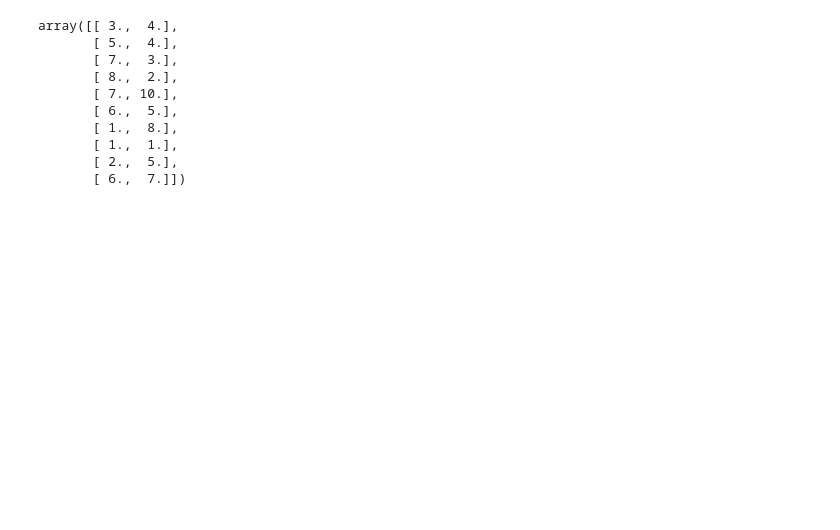
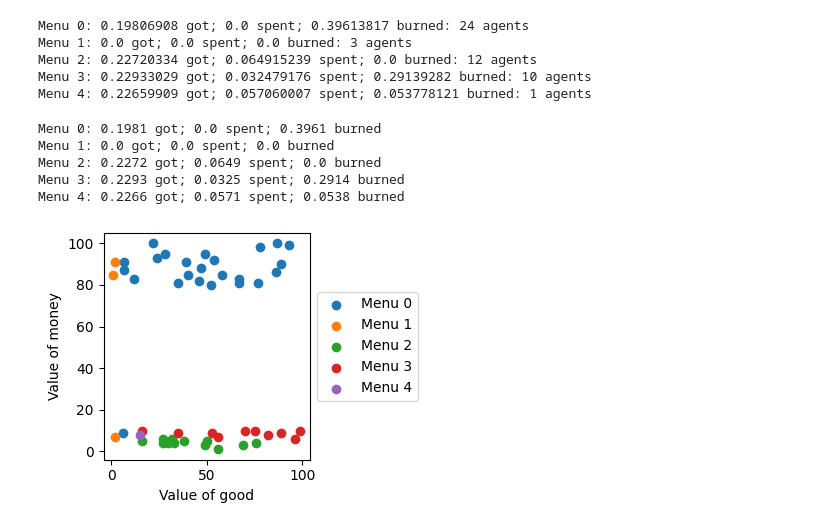
Before and after one commit to benjaminhwittenbrink/cs360, a Jupyter notebook: lp.ipynb, the cells around one changed output. Cells and saved outputs as stored; diff of their text form; code cells hidden in the pictures; blank space fills up the shorter version.

Commit message:
plot menus

```diff
--- a/lp.ipynb
+++ b/lp.ipynb
@@ -23,5 +37,7 @@ array([[ 3.,  4.],
 # %%
-M = 7
+M = 10
+#alpha = np.mean(agents[:, 1])
+alpha = 0
 # %%
 prob = pulp.LpProblem("Welfare_Maximization", pulp.LpMaximize)
 # %%
@@ -71,5 +86,6 @@ Total time (CPU seconds):       0.00   (Wallclock seconds):       0.00
 # %%
 # Print optimal values
 for i in range(N):
-    print(f"Agent {i}: Allocation = {x[i].varValue}, Price = {p[i].varValue}, Time = {t[i].varValue}")
+    if x[i].varValue != 0:
+        print(f"Agent {i}: Allocation = {x[i].varValue}, Price = {p[i].varValue}, Time = {t[i].varValue}")
 # %% [output]
@@ -88,10 +111,52 @@ Agent 9: Allocation = 0.76815642, Price = 0.0, Time = 0.76815642
 allocations = []
 prices = []
 times = []
+nonzero_i = []
+menus = {}
 for i in range(N):
-    allocations.append(x[i].varValue)
-    prices.append(p[i].varValue)
-    times.append(t[i].varValue)
+    bundle = (x[i].varValue, p[i].varValue, t[i].varValue)
+    allocations.append(bundle[0])
+    prices.append(bundle[1])
+    times.append(bundle[2])
+    if x[i].varValue > 0: nonzero_i.append(i)
+
+    if bundle not in menus:
+        menus[bundle] = []
+
+    menus[bundle].append(i)
+# %%
+# N for each menu:
+for i, b in enumerate(menus):
+    print(f"Menu {i}: {b[0]} got; {b[1]} spent; {b[2]} burned: {len(menus[b])} agents")
+# %% [output]
+Menu 0: 0.19806908 got; 0.0 spent; 0.39613817 burned: 24 agents
+Menu 1: 0.0 got; 0.0 spent; 0.0 burned: 3 agents
+Menu 2: 0.22720334 got; 0.064915239 spent; 0.0 burned: 12 agents
+Menu 3: 0.22933029 got; 0.032479176 spent; 0.29139282 burned: 10 agents
+Menu 4: 0.22659909 got; 0.057060007 spent; 0.053778121 burned: 1 agents
+# %%
+# let's visualize the menus by plots
+colors = plt.rcParams['axes.prop_cycle'].by_key()['color']
+
+fig, ax = plt.subplots(1, 1, figsize=(4,3))
+digits = 4
+for i, b in enumerate(menus):
+    print(f"Menu {i}: {np.round(b[0], digits)} got; {np.round(b[1], digits)} spent; {np.round(b[2], digits)} burned")
+    agents_i = menus[b]
+    ax.scatter(agents[agents_i, 0], agents[agents_i, 1], color = colors[i], label = f"Menu {i}")
+
+ax.set_xlabel("Value of good")
+ax.set_ylabel("Value of money")
+ax.legend(loc='center left', bbox_to_anchor=(1, 0.5))
+plt.tight_layout()
+plt.show()
+# %% [output]
+Menu 0: 0.1981 got; 0.0 spent; 0.3961 burned
+Menu 1: 0.0 got; 0.0 spent; 0.0 burned
+Menu 2: 0.2272 got; 0.0649 spent; 0.0 burned
+Menu 3: 0.2293 got; 0.0325 spent; 0.2914 burned
+Menu 4: 0.2266 got; 0.0571 spent; 0.0538 burned
+[figure, added]
 # %%
 # Check IR and IC constraints
 eps = 1e-4
@@ -104,16 +169,3 @@ for i in range(N):
             if util_i + eps < util_j:
                 print(f"IC violated at ({i}, {j})")
                 print(f"Utility of i: {util_i}; Utility of j: {util_j}")
-# %%
-agents
-# %% [output]
-array([[ 3.,  4.],
-       [ 5.,  4.],
-       [ 7.,  3.],
-       [ 8.,  2.],
-       [ 7., 10.],
-       [ 6.,  5.],
-       [ 1.,  8.],
-       [ 1.,  1.],
-       [ 2.,  5.],
-       [ 6.,  7.]])
```
Also changed, not shown: parts of 7 cells of this notebook.
